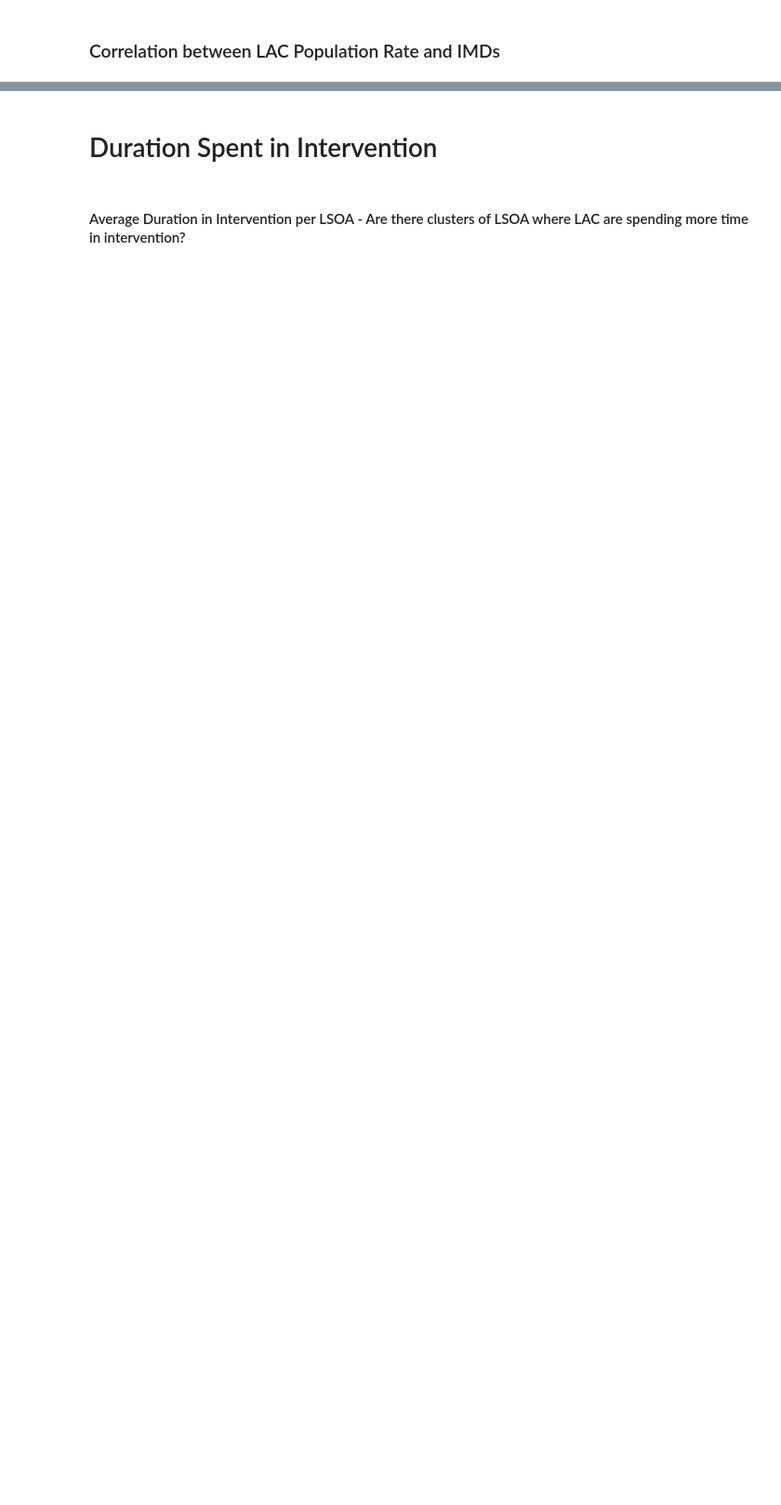
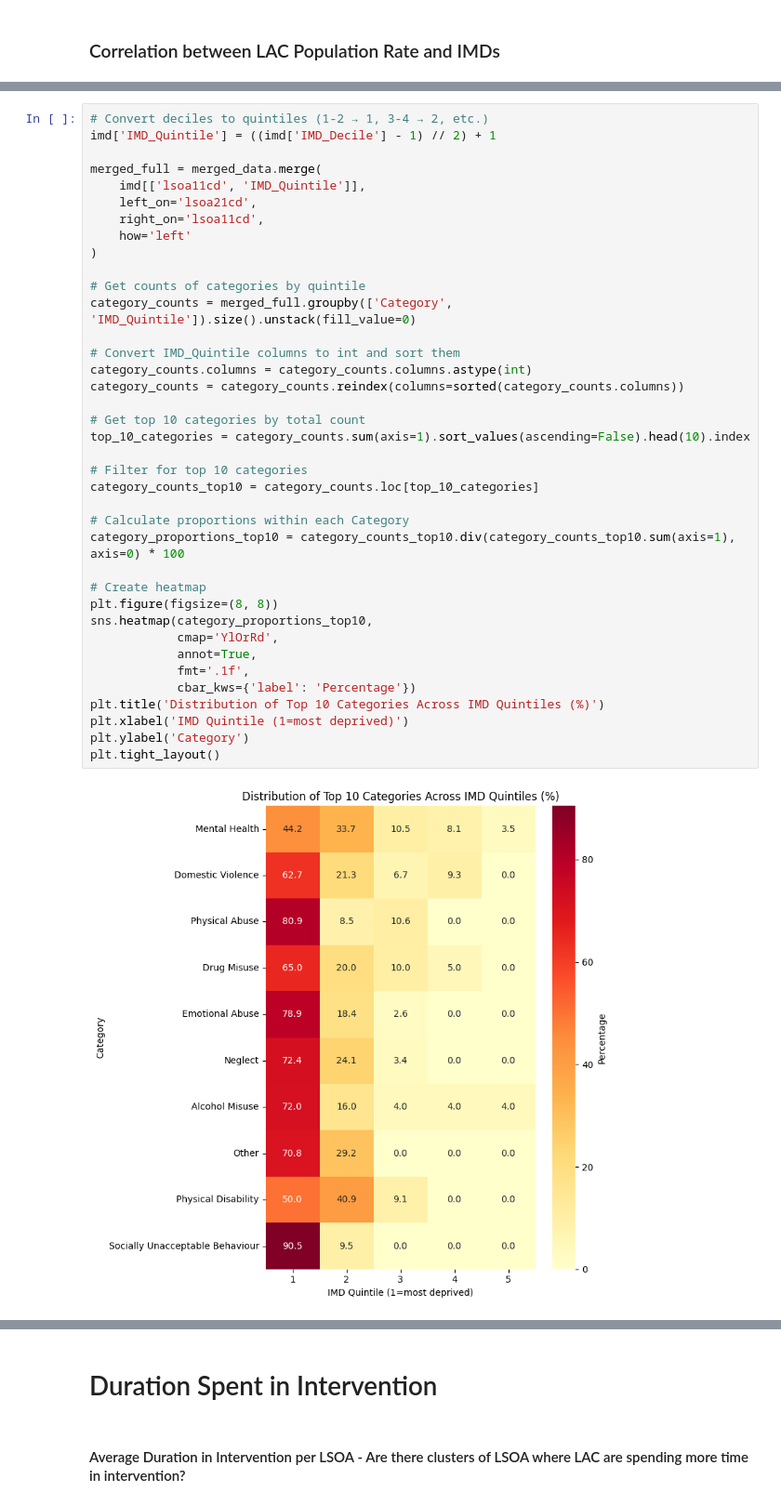
Before and after one commit to ConnectedBradford/CB_2649, a Jupyter notebook: notebooks/lac_lsoa_analysis.ipynb, the cells around one changed output, grey strips where cells are left out. Shown at 93% size. Cells and saved outputs as stored; diff of their text form; blank space fills up the shorter version.

```diff
--- a/notebooks/lac_lsoa_analysis.ipynb
+++ b/notebooks/lac_lsoa_analysis.ipynb
@@ -744,0 +770,40 @@ strong multicollinearity or other numerical problems.
+# %%
+# Convert deciles to quintiles (1-2 → 1, 3-4 → 2, etc.)
+imd['IMD_Quintile'] = ((imd['IMD_Decile'] - 1) // 2) + 1
+
+merged_full = merged_data.merge(
+    imd[['lsoa11cd', 'IMD_Quintile']],
+    left_on='lsoa21cd',
+    right_on='lsoa11cd',
+    how='left'
+)
+
+# Get counts of categories by quintile
+category_counts = merged_full.groupby(['Category', 'IMD_Quintile']).size().unstack(fill_value=0)
+
+# Convert IMD_Quintile columns to int and sort them
+category_counts.columns = category_counts.columns.astype(int)
+category_counts = category_counts.reindex(columns=sorted(category_counts.columns))
+
+# Get top 10 categories by total count
+top_10_categories = category_counts.sum(axis=1).sort_values(ascending=False).head(10).index
+
+# Filter for top 10 categories
+category_counts_top10 = category_counts.loc[top_10_categories]
+
+# Calculate proportions within each Category
+category_proportions_top10 = category_counts_top10.div(category_counts_top10.sum(axis=1), axis=0) * 100
+
+# Create heatmap
+plt.figure(figsize=(8, 8))
+sns.heatmap(category_proportions_top10,
+            cmap='YlOrRd',
+            annot=True,
+            fmt='.1f',
+            cbar_kws={'label': 'Percentage'})
+plt.title('Distribution of Top 10 Categories Across IMD Quintiles (%)')
+plt.xlabel('IMD Quintile (1=most deprived)')
+plt.ylabel('Category')
+plt.tight_layout()
+# %% [output]
+[figure, added]
```
Also changed, not shown: parts of 17 cells of this notebook.
